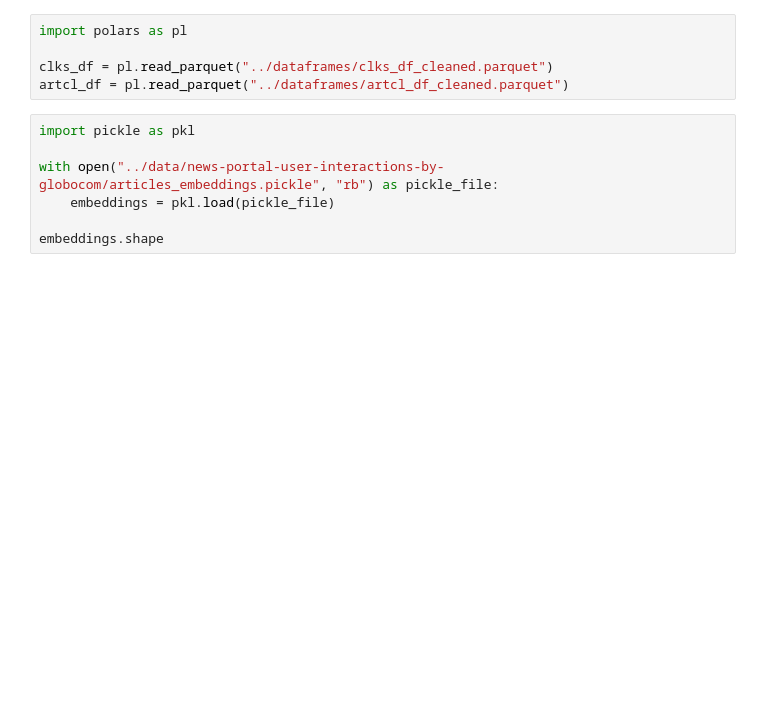
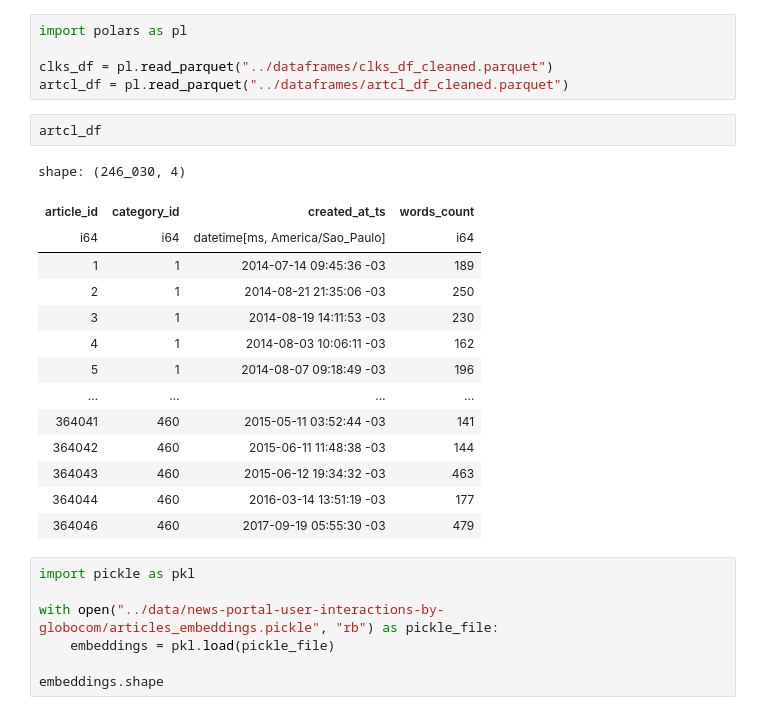
Before and after one commit to tdechanet/IAEngP10, a Jupyter notebook: notebooks/modelisation.ipynb, the cells around one changed output. Drawn from its saved outputs; the diff is of its cells as text; blank space fills up the shorter version.

```diff
--- a/notebooks/modelisation.ipynb
+++ b/notebooks/modelisation.ipynb
@@ -9,6 +9,23 @@ import polars as pl
 
 clks_df = pl.read_parquet("../dataframes/clks_df_cleaned.parquet")
 artcl_df = pl.read_parquet("../dataframes/artcl_df_cleaned.parquet")
+# %%
+artcl_df
+# %% [output]
+shape: (246_030, 4)
+| article_id | category_id | created_at_ts | words_count |
+| i64 | i64 | datetime[ms, America/Sao_Paulo] | i64 |
+| 1 | 1 | 2014-07-14 09:45:36 -03 | 189 |
+| 2 | 1 | 2014-08-21 21:35:06 -03 | 250 |
+| 3 | 1 | 2014-08-19 14:11:53 -03 | 230 |
+| 4 | 1 | 2014-08-03 10:06:11 -03 | 162 |
+| 5 | 1 | 2014-08-07 09:18:49 -03 | 196 |
+| … | … | … | … |
+| 364041 | 460 | 2015-05-11 03:52:44 -03 | 141 |
+| 364042 | 460 | 2015-06-11 11:48:38 -03 | 144 |
+| 364043 | 460 | 2015-06-12 19:34:32 -03 | 463 |
+| 364044 | 460 | 2016-03-14 13:51:19 -03 | 177 |
+| 364046 | 460 | 2017-09-19 05:55:30 -03 | 479 |
 # %%
 import pickle as pkl
 
```
Also changed, not shown: parts of 8 cells of this notebook.
